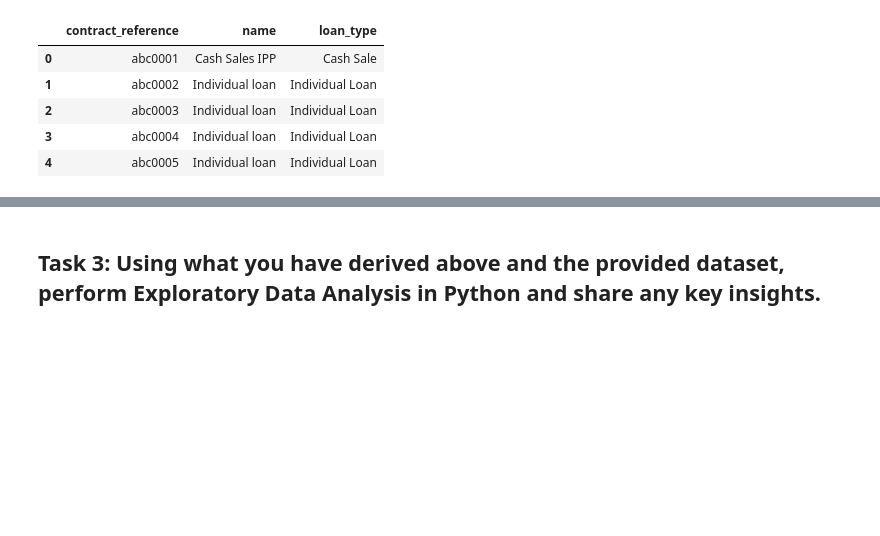
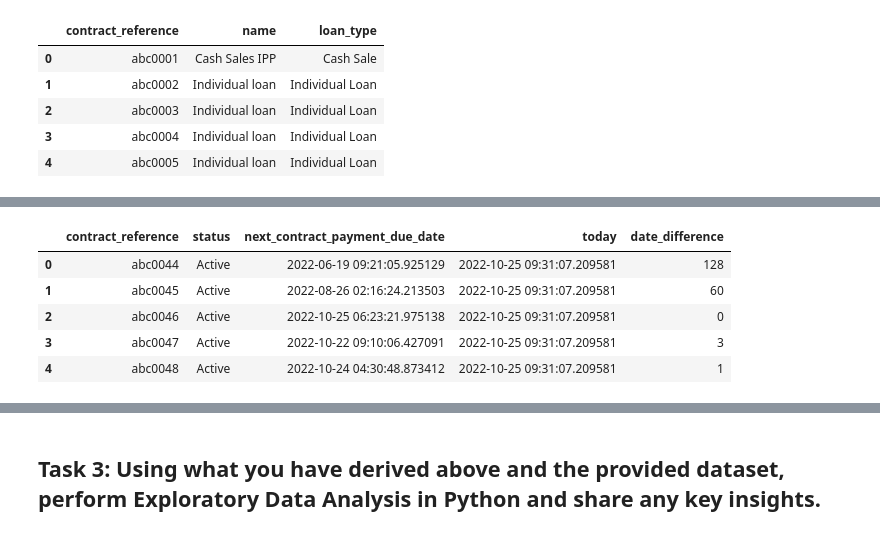
Before and after one commit to GabuTheGreat/home_test, a Jupyter notebook: Gabriel Mutua Take Home Assignment 24th October,2022.ipynb, the cells around one changed output, grey strips where cells are left out. Cells and saved outputs as stored; diff of their text form; code cells hidden in the pictures; blank space fills up the shorter version.

```diff
--- a/Gabriel Mutua Take Home Assignment 24th October,2022.ipynb
+++ b/Gabriel Mutua Take Home Assignment 24th October,2022.ipynb
@@ -179,0 +188,19 @@ loan_type.head(5)
+# %%
+#Connecting to my database.
+#No risk of sharing the DB credentials.
+import sqlalchemy as sa
+
+#Set Up my credentials
+engine = sa.create_engine('postgresql://kevegnjhongrsq:7a9c90ae154a234452ef3ff25d2968512d9155aced9ac757cf20adc34fdf09b7@ec2-54-243-226-219.compute-1.amazonaws.com:5432/dd7lo89ujeuuiu')
+
+#Query my loanbook table
+#I have updated my database table with columns which I intend to use only.
+df = pd.read_sql_query('select * from loanbook limit 5;',con=engine)
+df
+# %% [output]
+|  | contract_reference | status | next_contract_payment_due_date | today | date_difference |
+| 0 | abc0044 | Active | 2022-06-19 09:21:05.925129 | 2022-10-25 09:31:07.209581 | 128 |
+| 1 | abc0045 | Active | 2022-08-26 02:16:24.213503 | 2022-10-25 09:31:07.209581 | 60 |
+| 2 | abc0046 | Active | 2022-10-25 06:23:21.975138 | 2022-10-25 09:31:07.209581 | 0 |
+| 3 | abc0047 | Active | 2022-10-22 09:10:06.427091 | 2022-10-25 09:31:07.209581 | 3 |
+| 4 | abc0048 | Active | 2022-10-24 04:30:48.873412 | 2022-10-25 09:31:07.209581 | 1 |
```
Also changed, not shown: parts of 9 cells of this notebook, 1 other file.
